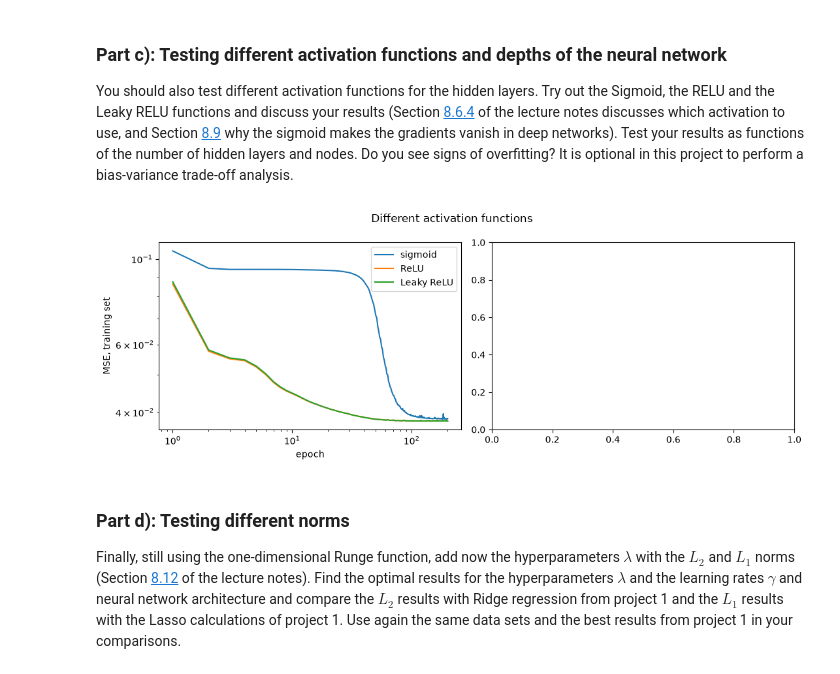
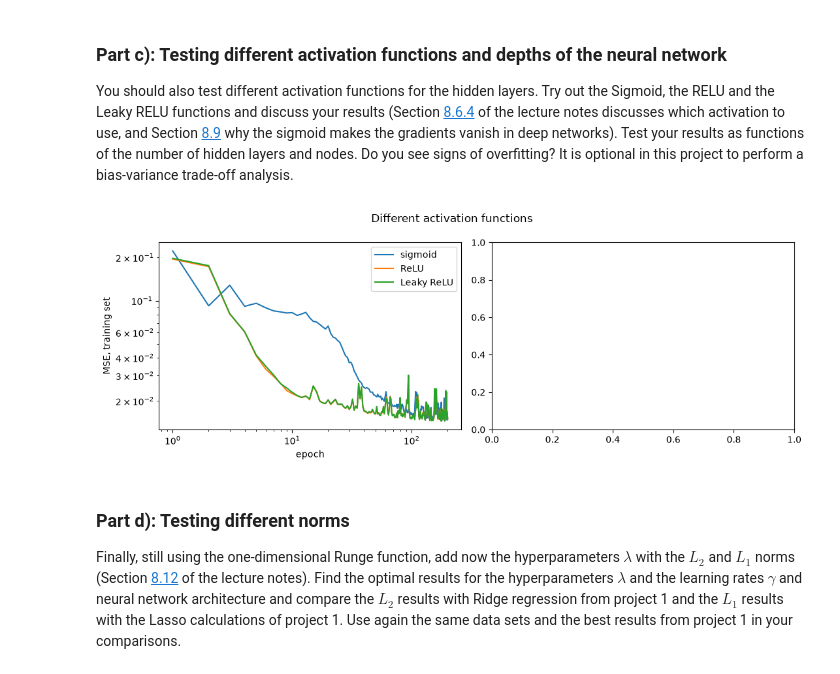
Before and after one commit to lukasMK01/FYS-STK4155, a Jupyter notebook: Project2.ipynb, the cells around one changed output. Saved outputs shown, nothing was run; the diff lists cells and outputs as text; code cells hidden in the pictures.

Commit message:
updates in task b and start of c

```diff
--- a/Project2.ipynb
+++ b/Project2.ipynb
@@ -143,10 +143,9 @@ def mse_der(predict, target):
 
 
 
-# Defining some activation functions
+# Defining some activation functions and their derivatives
 def ReLU(z):
     return jnp.where(z > 0, z, 0.0)
-# Derivative of the ReLU function
 def ReLU_der(z):
     return jnp.where(z > 0, 1.0, 0.0)
 
@@ -163,6 +162,11 @@ def sigmoid_der(z):
     s = sigmoid(z)
     return s * (1 - s)
 
+def identity(z):
+    return z
+
+def identity_der(z):
+    return jnp.ones_like(z)
 
 def softmax(z):
     """Compute softmax values for each set of scores in the rows of the matrix z.
@@ -939,52 +929,46 @@ You should also test different activation functions for the hidden layers. Try o
 # %%
 # Your code for part c) here
 
-""" INPUT choices"""
-layers0 = init_layers([1, 50, 1], seed=2026)
-
-activation_funcs = [sigmoid,sigmoid]
-activation_ders = [sigmoid_der,sigmoid_der]
-""" end of INPUT"""
-
-layers_sig, hist_sig = train(layers0, x_tr, y_tr, x_te, y_te, step="adam", gamma=0.01,  epochs=200, batch_size=15)
+#should not use 0 for the biases if we use ReLU at the start! or sigmoid at the end
 
 
-""" INPUT choices"""
-activation_funcs = [ReLU,sigmoid]
-activation_ders = [ReLU_der,sigmoid_der]
-""" end of INPUT"""
-
-layers_relu, hist_relu = train(layers0, x_tr, y_tr, x_te, y_te, step="adam", gamma=0.01,  epochs=200, batch_size=15)
+#sigmoid as hidden layer
+layers0, activation_funcs, activation_ders = setup_NN(x_tr.shape, y_tr.shape, design_hidden=[50], activation_funcs=sigmoid, activation_ders=sigmoid_der, activation_output=identity, activation_output_der=identity_der)
+layers_sig, hist_sig,ytilde_sig = train(layers0, x_tr, y_tr, x_te, y_te, step="adam", gamma=0.01,  epochs=200, batch_size=15)
 
 
-""" INPUT choices"""
-activation_funcs = [leaky_ReLU,sigmoid]
-activation_ders = [leaky_ReLU_der,sigmoid_der]
-""" end of INPUT"""
+#ReLU as hidden layer
+layers0, activation_funcs, activation_ders = setup_NN(x_tr.shape, y_tr.shape, design_hidden=[50], activation_funcs=ReLU, activation_ders=ReLU_der, activation_output=identity, activation_output_der=identity_der)
+layers_relu, hist_relu,ytilde_relu = train(layers0, x_tr, y_tr, x_te, y_te, step="adam", gamma=0.01,  epochs=200, batch_size=15)
 
-layers_lrelu, hist_lrelu = train(layers0, x_tr, y_tr, x_te, y_te, step="adam", gamma=0.01,  epochs=200, batch_size=15)
+
+#Leaky ReLU as hidden layer
+layers0, activation_funcs, activation_ders = setup_NN(x_tr.shape, y_tr.shape, design_hidden=[50], activation_funcs=leaky_ReLU, activation_ders=leaky_ReLU_der, activation_output=identity, activation_output_der=identity_der)
+layers_lrelu, hist_lrelu,ytilde_lrelu = train(layers0, x_tr, y_tr, x_te, y_te, step="adam", gamma=0.01,  epochs=200, batch_size=15)
+
+
 
 fig, (ax1, ax2) = plt.subplots(1, 2, figsize=(11, 4))
 ax1.plot(hist_sig[:, 0], hist_sig[:, 1], label="sigmoid")
 ax1.plot(hist_relu[:, 0], hist_relu[:, 1], label="ReLU")
 ax1.plot(hist_lrelu[:, 0], hist_lrelu[:, 1], label="Leaky ReLU")
 ax1.set_xlabel("epoch"); ax1.set_ylabel("MSE, training set"); ax1.set_xscale("log"); ax1.set_yscale("log"); ax1.legend()
 
 # ax2.plot(hist_gd[:, 0], hist_gd[:, 2])
 # # ax2.semilogy(hist_sgd[:, 0], hist_sgd[:, 2])
 # ax2.semilogy(hist_sgd1[:, 0], hist_sgd1[:, 2], label="SGD, optimiser_step, $M=15$, $\\gamma=0.001$, $\\beta=0.9$")
 # ax2.semilogy(hist_sgd2[:, 0], hist_sgd2[:, 2], label="SGD + momentum, optimiser_step, $M=15$, $\\gamma=0.01$, $\\beta=0.9$")
 # ax2.semilogy(hist_sgd3[:, 0], hist_sgd3[:, 2], label="SGD + adam, optimiser_step, $M=15$, $\\gamma=0.01$, $\\beta=0.9$")
 # ax2.legend()
 # ax2.set_xlabel("epoch")
 # ax2.set_ylabel("Diff to closed form, test set")
 # ax2.set_xscale("log")
 # # ax2.set_ylim(0, 0.4)
 fig.suptitle("Different activation functions")
 plt.tight_layout()
 plt.show()
 # %% [output]
-[figure, old version]
+[figure, new version]
 # %% [markdown]
 ### Part d): Testing different norms
 
```
Also changed, not shown: parts of 10 cells of this notebook.
